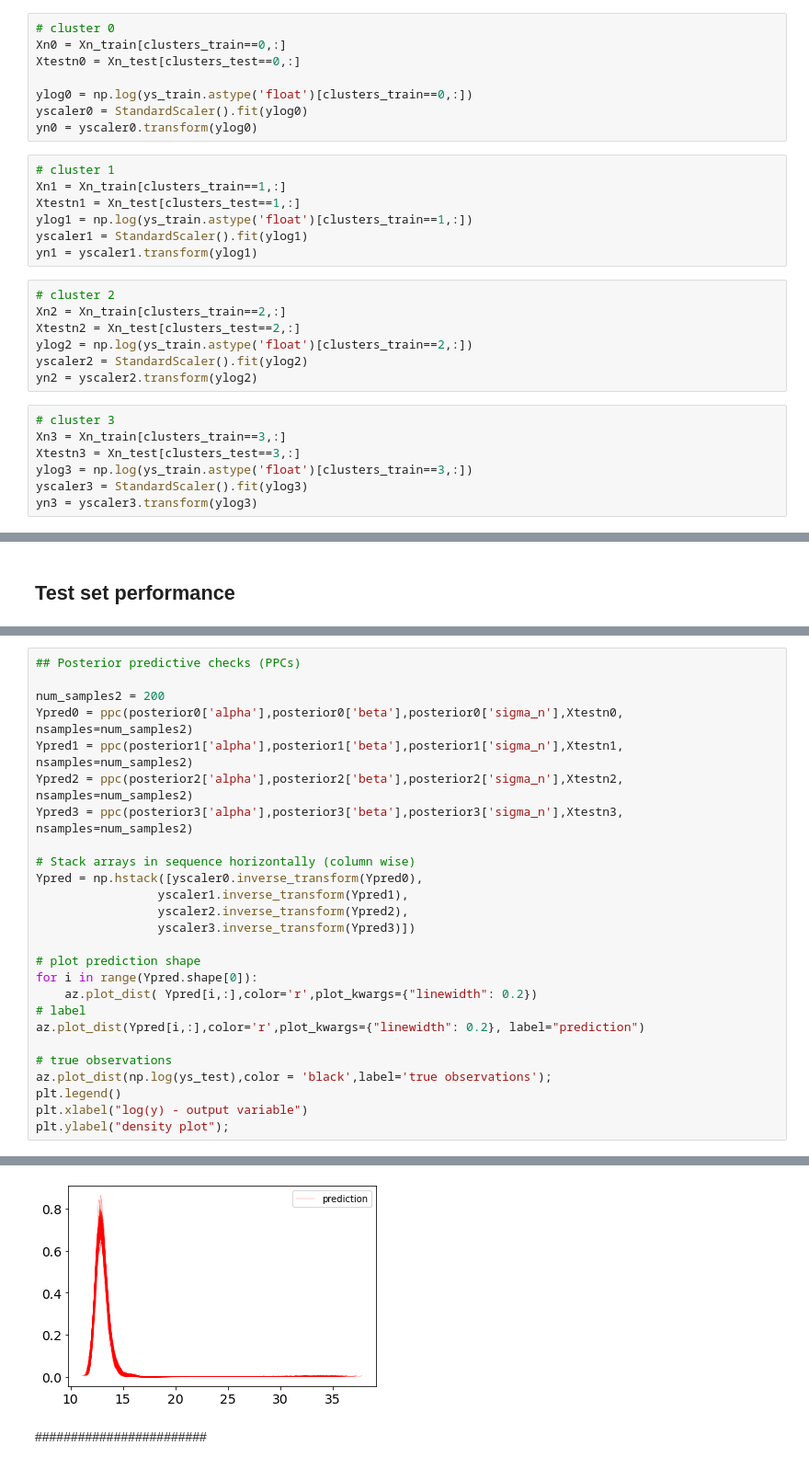
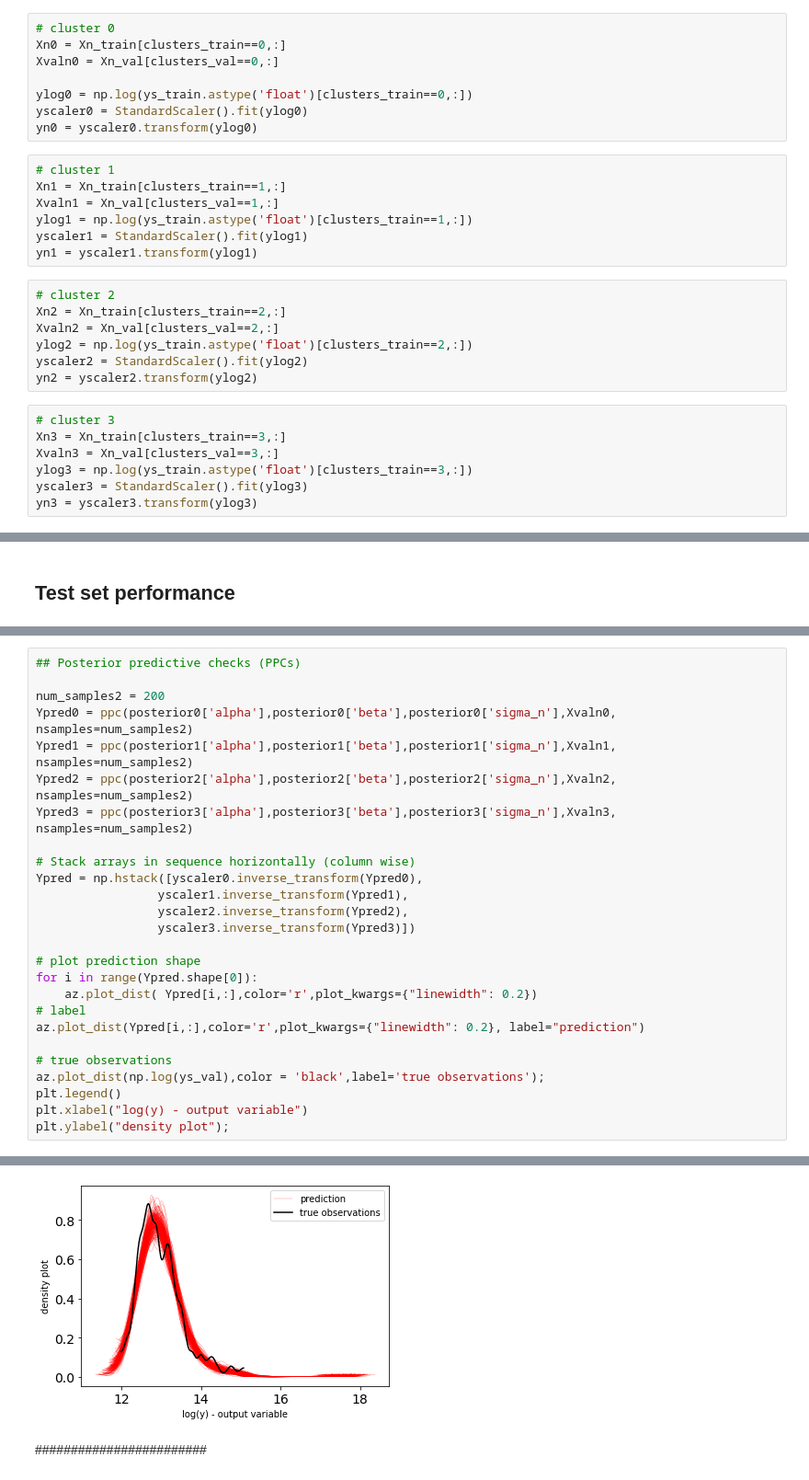
Before and after one commit to barrytl/ET5003_SEM1_2021-2, a Jupyter notebook: Week-5/ET5003_KaggleCompetition.ipynb, the cells around one changed output, grey strips where cells are left out. Shown at 92% size. Saved outputs shown, nothing was run; the diff lists cells and outputs as text.

```diff
--- a/Week-5/ET5003_KaggleCompetition.ipynb
+++ b/Week-5/ET5003_KaggleCompetition.ipynb
@@ -900,7 +896,7 @@ dict(zip(unique_test, counts_test))
 # %%
 # cluster 0
 Xn0 = Xn_train[clusters_train==0,:]
-Xtestn0 = Xn_test[clusters_test==0,:]
+Xvaln0 = Xn_val[clusters_val==0,:]
 
 ylog0 = np.log(ys_train.astype('float')[clusters_train==0,:])
 yscaler0 = StandardScaler().fit(ylog0)
@@ -908,21 +904,21 @@ yn0 = yscaler0.transform(ylog0)
 # %%
 # cluster 1
 Xn1 = Xn_train[clusters_train==1,:]
-Xtestn1 = Xn_test[clusters_test==1,:]
+Xvaln1 = Xn_val[clusters_val==1,:]
 ylog1 = np.log(ys_train.astype('float')[clusters_train==1,:])
 yscaler1 = StandardScaler().fit(ylog1)
 yn1 = yscaler1.transform(ylog1)
 # %%
 # cluster 2
 Xn2 = Xn_train[clusters_train==2,:]
-Xtestn2 = Xn_test[clusters_test==2,:]
+Xvaln2 = Xn_val[clusters_val==2,:]
 ylog2 = np.log(ys_train.astype('float')[clusters_train==2,:])
 yscaler2 = StandardScaler().fit(ylog2)
 yn2 = yscaler2.transform(ylog2)
 # %%
 # cluster 3
 Xn3 = Xn_train[clusters_train==3,:]
-Xtestn3 = Xn_test[clusters_test==3,:]
+Xvaln3 = Xn_val[clusters_val==3,:]
 ylog3 = np.log(ys_train.astype('float')[clusters_train==3,:])
 yscaler3 = StandardScaler().fit(ylog3)
 yn3 = yscaler3.transform(ylog3)
@@ -1123,10 +1124,10 @@ NameError: ignored
 ## Posterior predictive checks (PPCs)
 
 num_samples2 = 200
-Ypred0 = ppc(posterior0['alpha'],posterior0['beta'],posterior0['sigma_n'],Xtestn0, nsamples=num_samples2)
-Ypred1 = ppc(posterior1['alpha'],posterior1['beta'],posterior1['sigma_n'],Xtestn1, nsamples=num_samples2)
-Ypred2 = ppc(posterior2['alpha'],posterior2['beta'],posterior2['sigma_n'],Xtestn2, nsamples=num_samples2)
-Ypred3 = ppc(posterior3['alpha'],posterior3['beta'],posterior3['sigma_n'],Xtestn3, nsamples=num_samples2)
+Ypred0 = ppc(posterior0['alpha'],posterior0['beta'],posterior0['sigma_n'],Xvaln0, nsamples=num_samples2)
+Ypred1 = ppc(posterior1['alpha'],posterior1['beta'],posterior1['sigma_n'],Xvaln1, nsamples=num_samples2)
+Ypred2 = ppc(posterior2['alpha'],posterior2['beta'],posterior2['sigma_n'],Xvaln2, nsamples=num_samples2)
+Ypred3 = ppc(posterior3['alpha'],posterior3['beta'],posterior3['sigma_n'],Xvaln3, nsamples=num_samples2)
 
 # Stack arrays in sequence horizontally (column wise)
 Ypred = np.hstack([yscaler0.inverse_transform(Ypred0),
@@ -1141,7 +1142,7 @@ for i in range(Ypred.shape[0]):
 az.plot_dist(Ypred[i,:],color='r',plot_kwargs={"linewidth": 0.2}, label="prediction")
 
 # true observations
-az.plot_dist(np.log(ys_test),color = 'black',label='true observations');
+az.plot_dist(np.log(ys_val),color = 'black',label='true observations');
 plt.legend()
 plt.xlabel("log(y) - output variable")
 plt.ylabel("density plot");
@@ -1150,3 +1150,3 @@ NameError: ignored
-[figure, old version]
+[figure, new version]
 # %% [markdown]
 ########################
```
Also changed, not shown: parts of 25 cells of this notebook.
